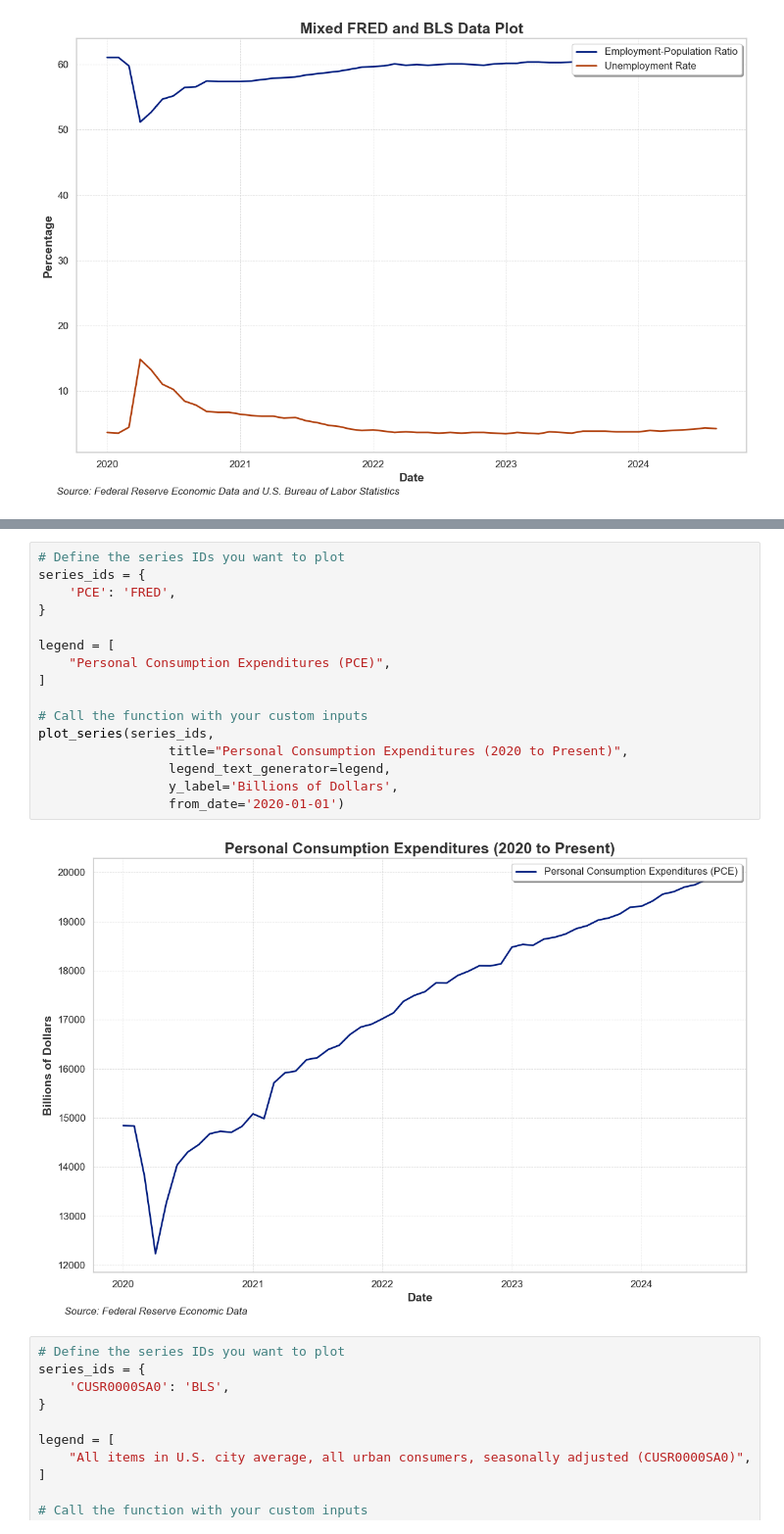
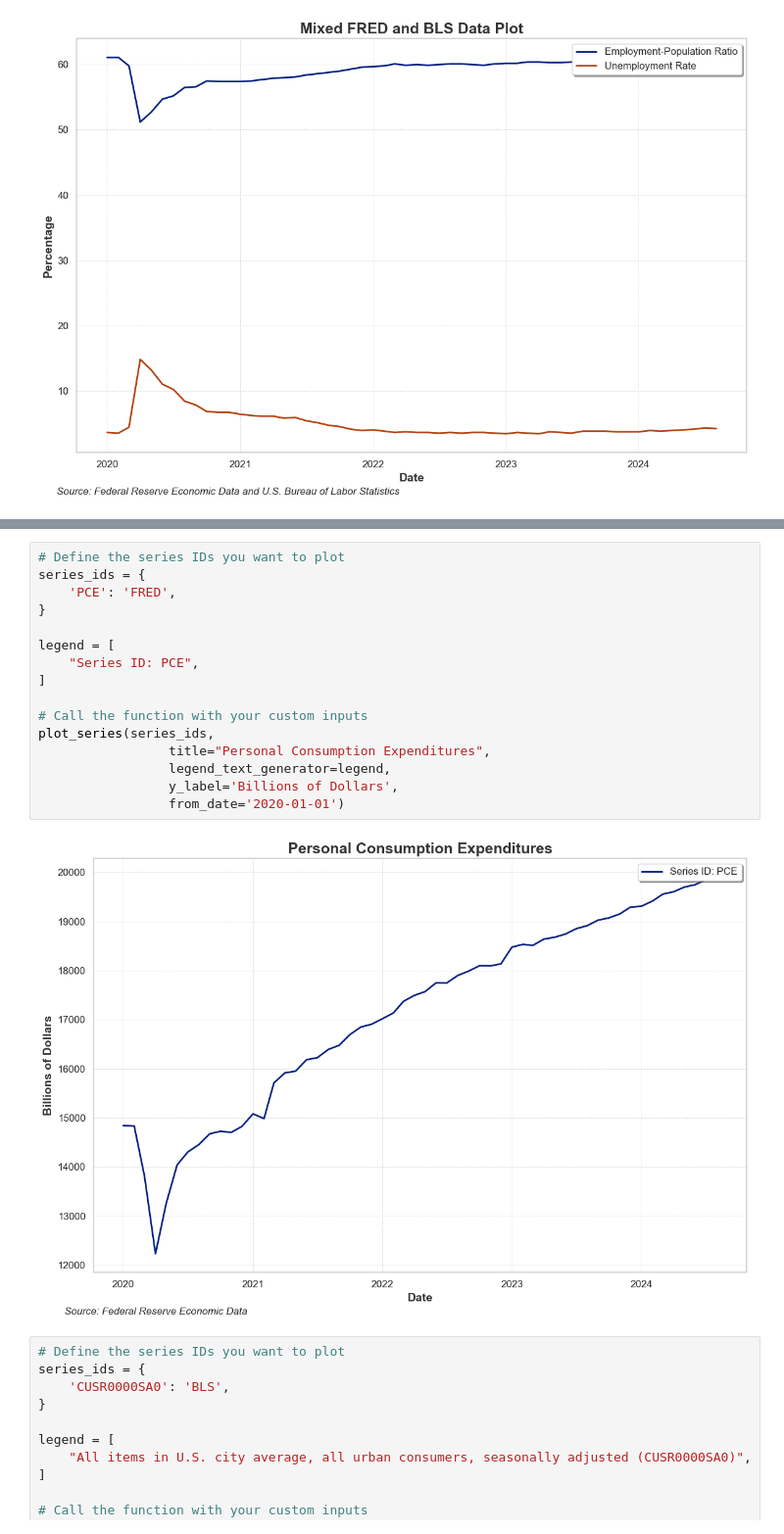
Before and after one commit to AkeBoss-tech/FEDChallenge, a Jupyter notebook: main.ipynb, the cells around one changed output, grey strips where cells are left out. Shown at 98% size. Saved outputs shown, nothing was run; the diff lists cells and outputs as text.

Commit message:
more graphs

```diff
--- a/main.ipynb
+++ b/main.ipynb
@@ -146,21 +144,21 @@ plot_series(series_ids,
 # %%
 # Define the series IDs you want to plot
 series_ids = {
     'PCE': 'FRED',
 }
 
 legend = [
-    "Personal Consumption Expenditures (PCE)",
+    "Series ID: PCE",
 ]
 
 # Call the function with your custom inputs
 plot_series(series_ids,
-                 title="Personal Consumption Expenditures (2020 to Present)",
+                 title="Personal Consumption Expenditures",
                  legend_text_generator=legend,
                  y_label='Billions of Dollars',
                  from_date='2020-01-01')
 # %% [output]
-[figure, old version]
+[figure, new version]
 # %%
 # Define the series IDs you want to plot
 series_ids = {
```
Also changed, not shown: parts of 13 cells of this notebook.
